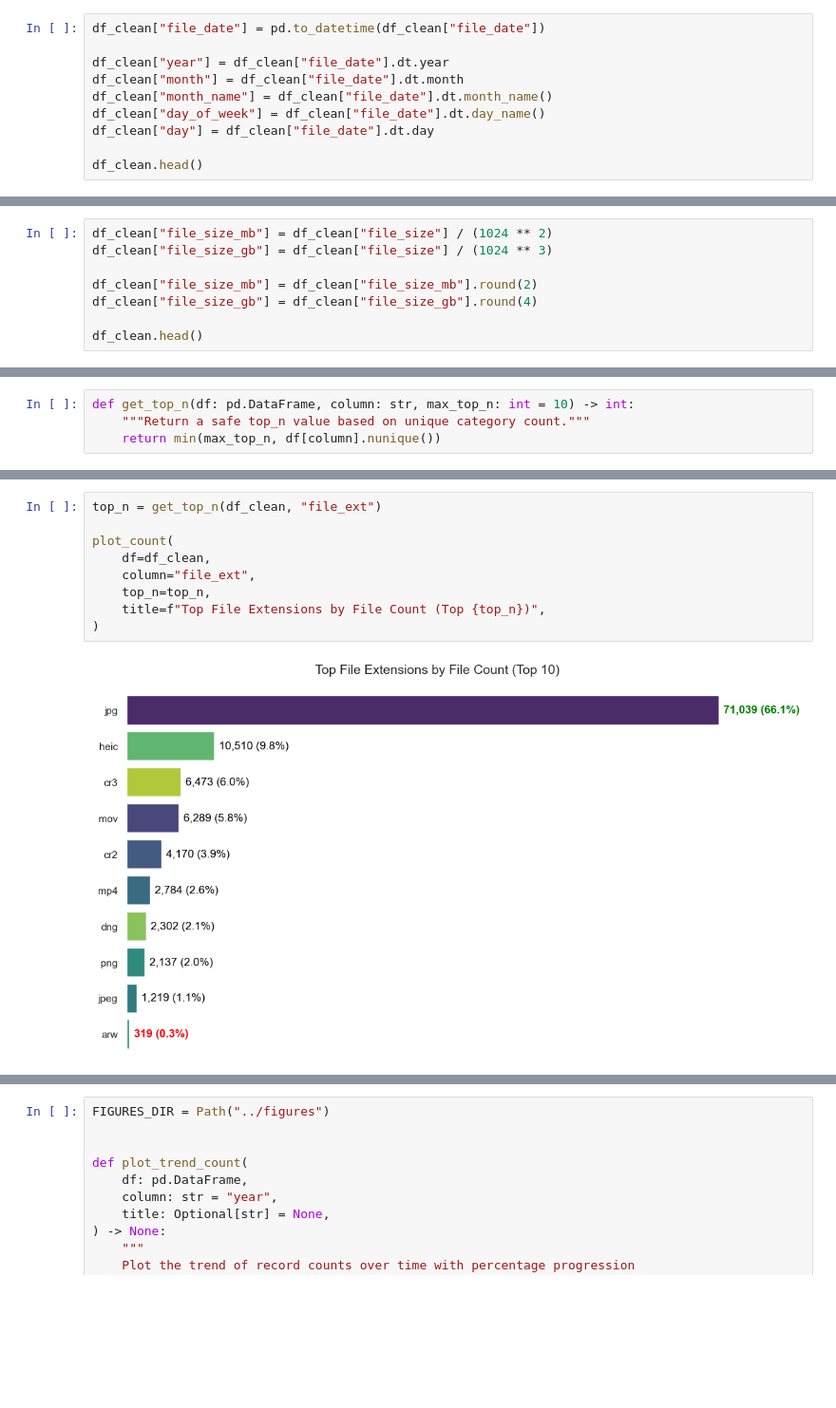
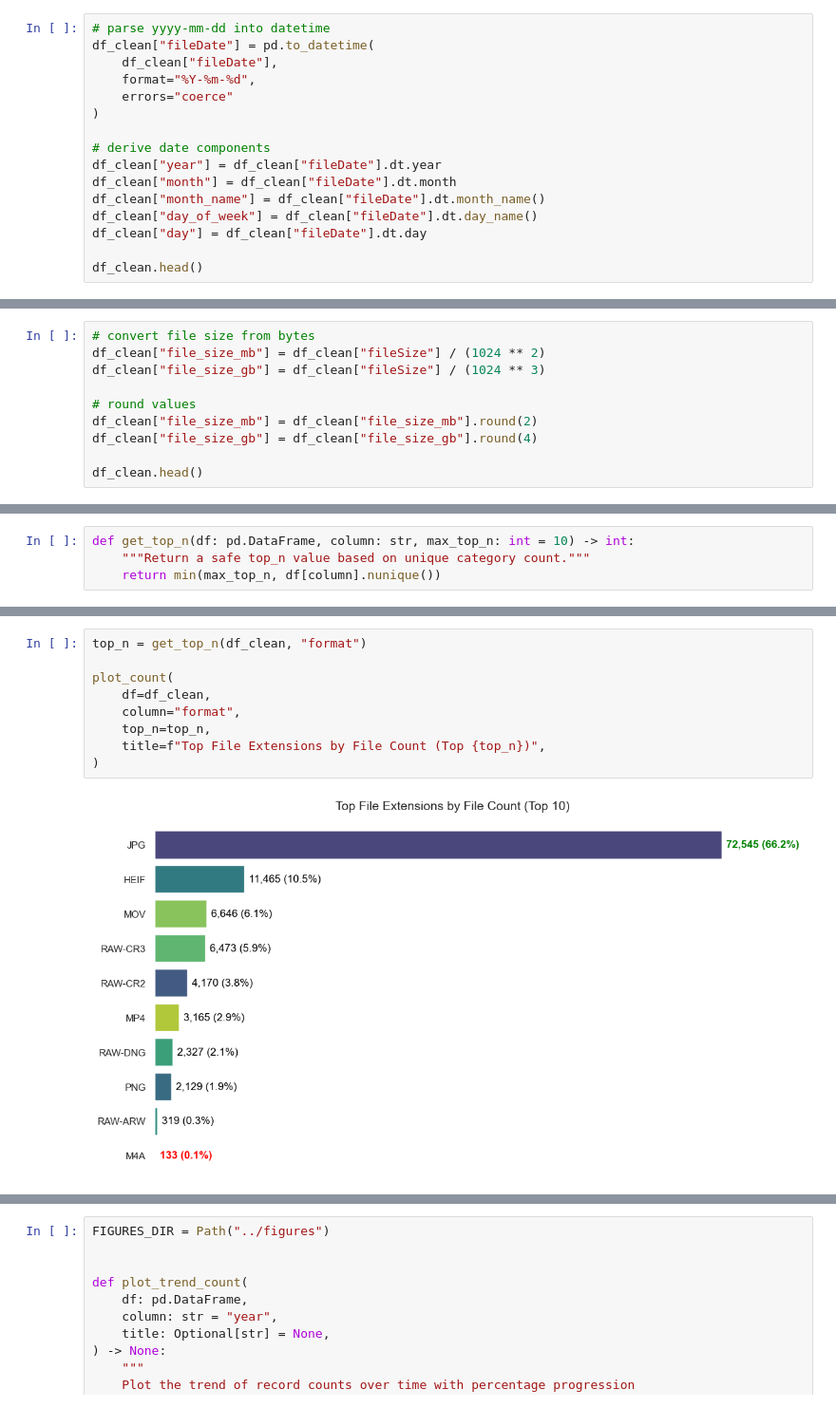
Before and after one commit to hansdarmawann/story-storage-1, a Jupyter notebook: notebooks/notebook.ipynb, the cells around one changed output, grey strips where cells are left out. Shown at 95% size. Saved outputs shown, nothing was run; the diff lists cells and outputs as text; blank space fills up the shorter version.

```diff
--- a/notebooks/notebook.ipynb
+++ b/notebooks/notebook.ipynb
@@ -161,11 +170,17 @@ numeric_summary
 # %%
-df_clean["file_date"] = pd.to_datetime(df_clean["file_date"])
+# parse yyyy-mm-dd into datetime
+df_clean["fileDate"] = pd.to_datetime(
+    df_clean["fileDate"],
+    format="%Y-%m-%d",
+    errors="coerce"
+)
 
-df_clean["year"] = df_clean["file_date"].dt.year
-df_clean["month"] = df_clean["file_date"].dt.month
-df_clean["month_name"] = df_clean["file_date"].dt.month_name()
-df_clean["day_of_week"] = df_clean["file_date"].dt.day_name()
-df_clean["day"] = df_clean["file_date"].dt.day
+# derive date components
+df_clean["year"] = df_clean["fileDate"].dt.year
+df_clean["month"] = df_clean["fileDate"].dt.month
+df_clean["month_name"] = df_clean["fileDate"].dt.month_name()
+df_clean["day_of_week"] = df_clean["fileDate"].dt.day_name()
+df_clean["day"] = df_clean["fileDate"].dt.day
 
 df_clean.head()
 # %% [output]
@@ -178,7 +193,9 @@ df_clean.head()
 # %%
-df_clean["file_size_mb"] = df_clean["file_size"] / (1024 ** 2)
-df_clean["file_size_gb"] = df_clean["file_size"] / (1024 ** 3)
+# convert file size from bytes
+df_clean["file_size_mb"] = df_clean["fileSize"] / (1024 ** 2)
+df_clean["file_size_gb"] = df_clean["fileSize"] / (1024 ** 3)
 
+# round values
 df_clean["file_size_mb"] = df_clean["file_size_mb"].round(2)
 df_clean["file_size_gb"] = df_clean["file_size_gb"].round(4)
 
@@ -380,12 +397,12 @@ plot_sum(
 # %%
-top_n = get_top_n(df_clean, "file_ext")
+top_n = get_top_n(df_clean, "format")
 
 plot_count(
     df=df_clean,
-    column="file_ext",
+    column="format",
     top_n=top_n,
     title=f"Top File Extensions by File Count (Top {top_n})",
 )
 # %% [output]
-[figure, old version]
+[figure, new version]
 # %%
```
Also changed, not shown: parts of 16 cells of this notebook, 15 other files.
